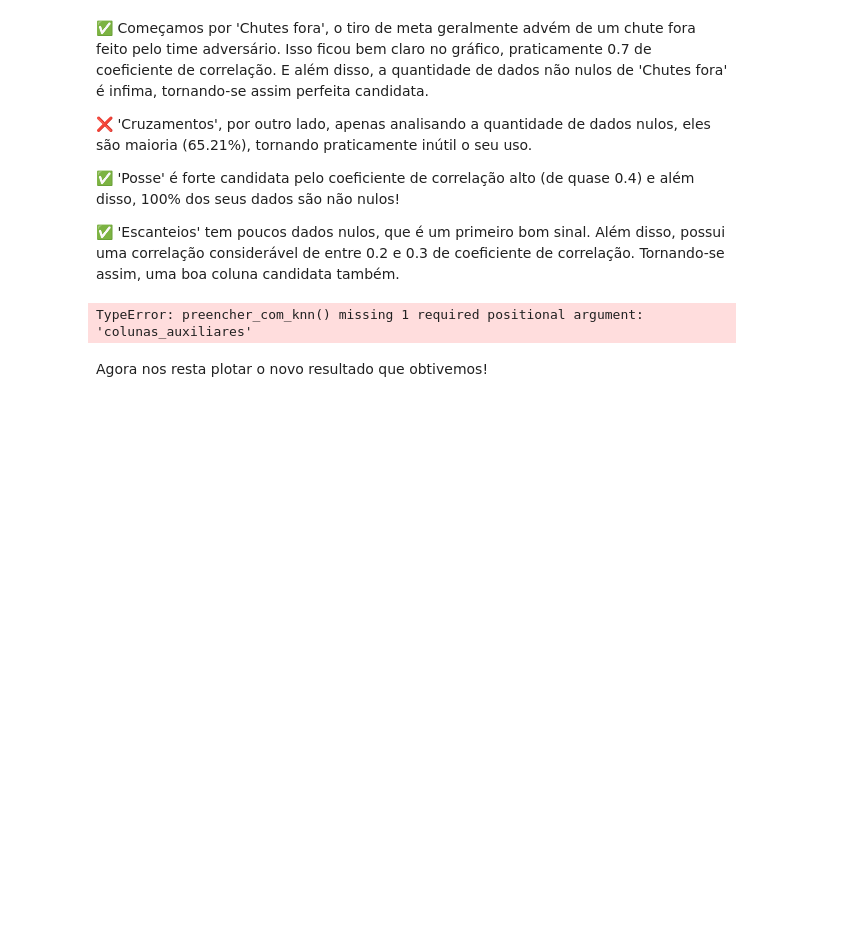
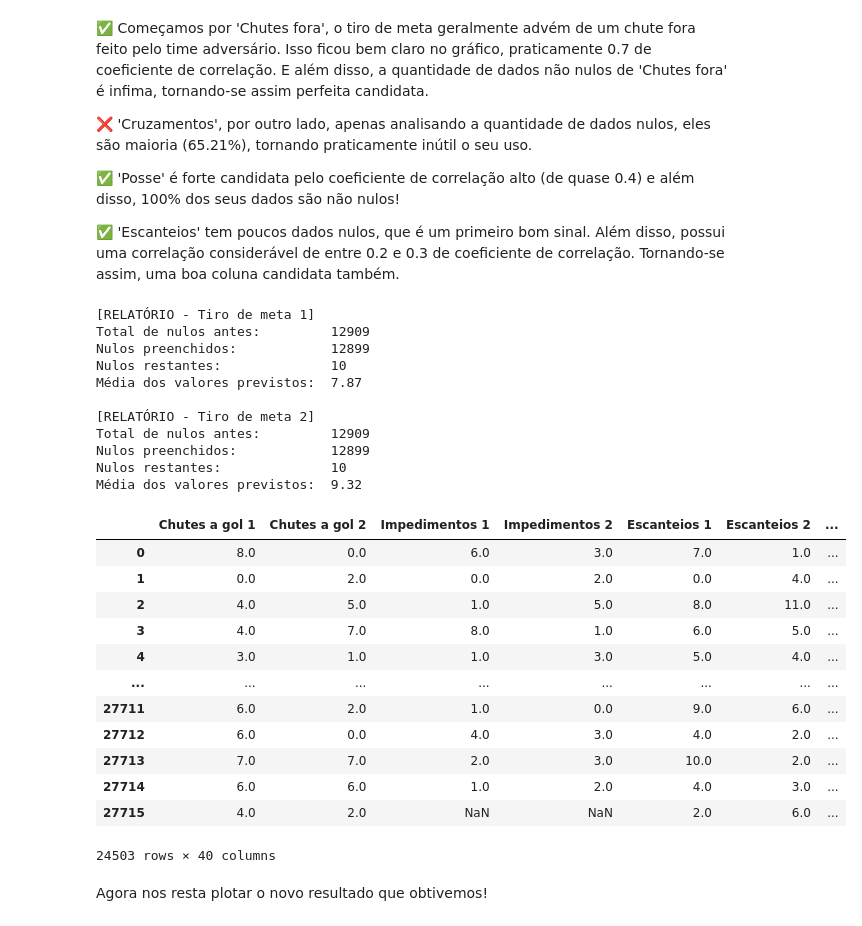
Before and after one commit to UFRJ-Analytica/PS-2025.1, a Jupyter notebook: Progresso/#XRay_final.ipynb, the cells around one changed output. Cells and saved outputs as stored; diff of their text form; code cells hidden in the pictures; blank space fills up the shorter version.

```diff
--- a/Progresso/#XRay_final.ipynb
+++ b/Progresso/#XRay_final.ipynb
@@ -1013,36 +1013,59 @@ def preencher_com_knn(df, coluna_alvo, colunas_auxiliares, n_vizinhos=3):
     X_pred = df_predicao[colunas_auxiliares]
 
     # Modelo KNN
     model = KNeighborsRegressor(n_neighbors=n_vizinhos)
     model.fit(X_train, y_train)
 
     # Previsões
     y_pred = model.predict(X_pred)
 
     # Índices que serão preenchidos
     indices_para_preencher = df_predicao.index
 
     # Faz o preenchimento no DataFrame original
     df.loc[indices_para_preencher, coluna_alvo] = y_pred
 
     # Pós-preenchimento
     nulos_depois = df[coluna_alvo].isnull().sum()
     nulos_preenchidos = nulos_antes - nulos_depois
     media_preenchida = y_pred.mean()
 
     # Relatório
     print(f"[RELATÓRIO - {coluna_alvo}]")
     print(f"Total de nulos antes:         {nulos_antes}")
     print(f"Nulos preenchidos:            {nulos_preenchidos}")
     print(f"Nulos restantes:              {nulos_depois}")
     print(f"Média dos valores previstos:  {media_preenchida:.2f}\n")
 
     return df
 
-preencher_com_knn('Tiro de meta 1', ['Chutes fora 2', 'Posse 2(%)', 'Escanteios 2'])
-preencher_com_knn('Tiro de meta 2', ['Chutes fora 1', 'Posse 1(%)', 'Escanteios 1'])
+preencher_com_knn(df, 'Tiro de meta 1', ['Chutes fora 2', 'Posse 2(%)', 'Escanteios 2'])
+preencher_com_knn(df, 'Tiro de meta 2', ['Chutes fora 1', 'Posse 1(%)', 'Escanteios 1'])
 # %% [output]
-TypeError: preencher_com_knn() missing 1 required positional argument: 'colunas_auxiliares'
+[RELATÓRIO - Tiro de meta 1]
+Total de nulos antes:         12909
+Nulos preenchidos:            12899
+Nulos restantes:              10
+Média dos valores previstos:  7.87
+
+[RELATÓRIO - Tiro de meta 2]
+Total de nulos antes:         12909
+Nulos preenchidos:            12899
+Nulos restantes:              10
+Média dos valores previstos:  9.32
+|  | Chutes a gol 1 | Chutes a gol 2 | Impedimentos 1 | Impedimentos 2 | Escanteios 1 | Escanteios 2 | ... |
+| 0 | 8.0 | 0.0 | 6.0 | 3.0 | 7.0 | 1.0 | ... |
+| 1 | 0.0 | 2.0 | 0.0 | 2.0 | 0.0 | 4.0 | ... |
+| 2 | 4.0 | 5.0 | 1.0 | 5.0 | 8.0 | 11.0 | ... |
+| 3 | 4.0 | 7.0 | 8.0 | 1.0 | 6.0 | 5.0 | ... |
+| 4 | 3.0 | 1.0 | 1.0 | 3.0 | 5.0 | 4.0 | ... |
+| ... | ... | ... | ... | ... | ... | ... | ... |
+| 27711 | 6.0 | 2.0 | 1.0 | 0.0 | 9.0 | 6.0 | ... |
+| 27712 | 6.0 | 0.0 | 4.0 | 3.0 | 4.0 | 2.0 | ... |
+| 27713 | 7.0 | 7.0 | 2.0 | 3.0 | 10.0 | 2.0 | ... |
+| 27714 | 6.0 | 6.0 | 1.0 | 2.0 | 4.0 | 3.0 | ... |
+| 27715 | 4.0 | 2.0 | NaN | NaN | 2.0 | 6.0 | ... |
+24503 rows × 40 columns
 # %% [markdown]
 Agora nos resta plotar o novo resultado que obtivemos!
 # %%
```
Also changed, not shown: parts of 3 cells of this notebook.
